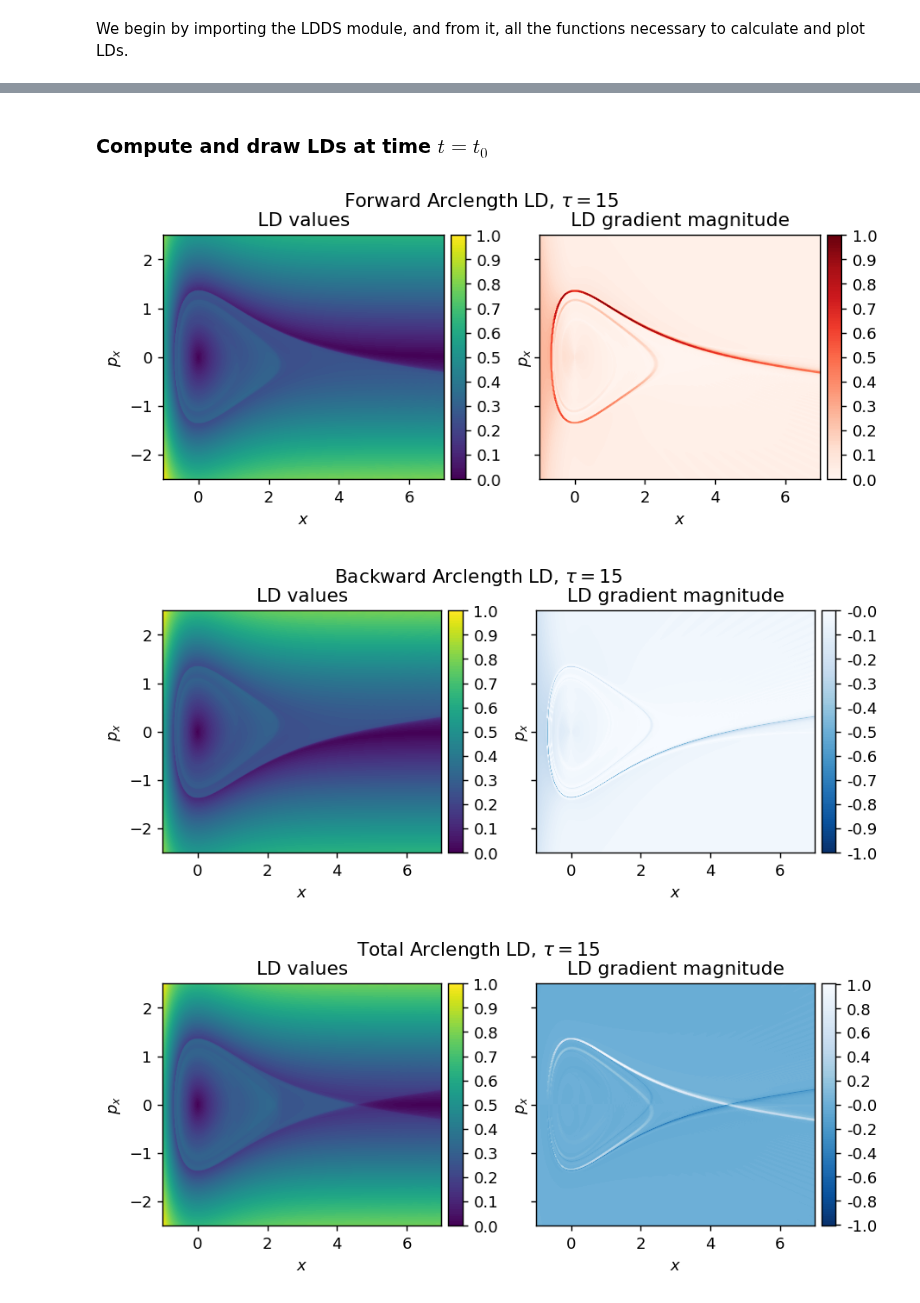
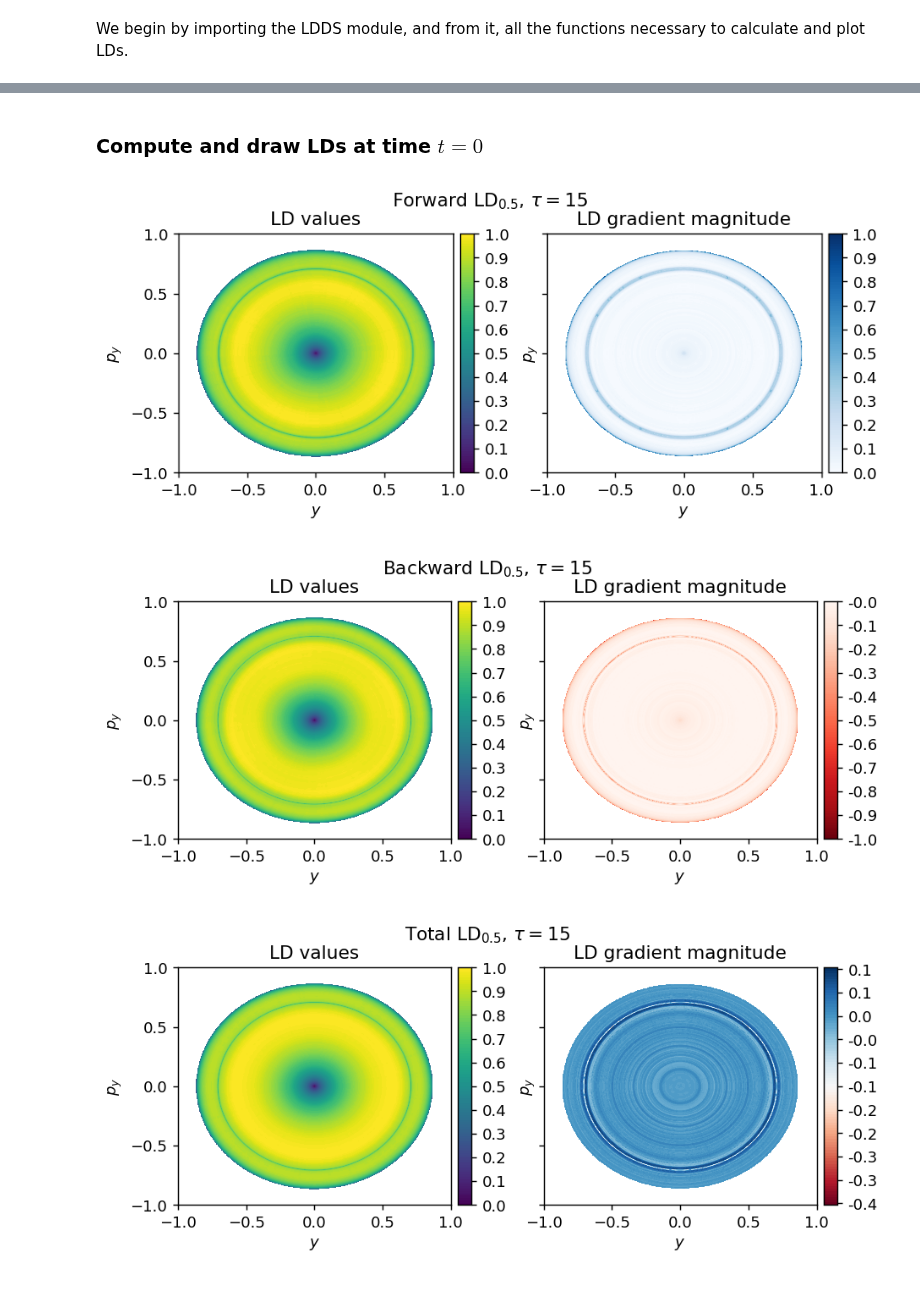
Before and after one commit to champsproject/ldds, a Jupyter notebook: tutorials/tutorial-6.ipynb, the cells around one changed output, grey strips where cells are left out. Cells and saved outputs as stored; diff of their text form; code cells hidden in the pictures.

```diff
--- a/tutorials/tutorial-6.ipynb
+++ b/tutorials/tutorial-6.ipynb
@@ -92,0 +106,3 @@ vector_field = lambda t,u: Morse1D(t, u, PARAMETERS = [m, D, alpha])
+# %%
+# Total Energy
+H0 = 0.25
@@ -113,4 +157,0 @@ We change next the model parameters:
-# %%
-# Morse oscillator parameters
-m, D, alpha = [1, 1, 1]
-vector_field = lambda t,u: Morse1D(t, u, PARAMETERS = [m, D, alpha])
@@ -117,18 +162,45 @@ vector_field = lambda t,u: Morse1D(t, u, PARAMETERS = [m, D, alpha])
+# %%
+# Grid parameters
+ax1_min,ax1_max = [-1, 1]
+ax2_min,ax2_max = [-1, 1]
+N1, N2 = [500, 500]
+slice_parameters = [[ax1_min, ax1_max, N1],[ax2_min, ax2_max, N2]]
+
+# Phase space slice definition
+dims_fixed = [1,0,0,0] # Variable ordering (x y p_x p_y)
+dims_fixed_values = [np.sqrt(2)/2] # This can also be an array of values
+dims_slice = [0,1,0,1] # Visualisation slice
+momentum_sign = 1 # Direction of momentum that defines the slice - (1) positive / (-1) negative
+
+grid_parameters = {
+        'slice_parameters' : slice_parameters,
+        'dims_slice' : dims_slice,
+        'dims_fixed' : dims_fixed,
+        'dims_fixed_values' : dims_fixed_values,
+        'momentum_sign' : momentum_sign,
+        'potential_energy': potential_energy,
+        'energy_level': H0
+    }
 # %% [markdown]
-### Compute and draw LDs at time $t = t_0$
+### Compute and draw LDs at time $t = 0$
 # %%
-# Integration parameters (Calculate LDs at time t = t0 by integrating in the interval [t0-tau,t0+tau])
+# Integration parameters to calculate LDs at time t = t0 by integrating trajectories
+# over the time interval [t0-tau,t0+tau]
+
+# Initial time
 t0 = 0
+
+# Time interval half-width
 tau = 15
 
-# LDs definition (we will use the arclength)
-p_value = 2
+# LDs definition
+p_value = 0.5
 
 LD_forward = compute_lagrangian_descriptor(grid_parameters, vector_field, tau, p_value)
 LD_backward = compute_lagrangian_descriptor(grid_parameters, vector_field, -tau, p_value)
 
 figs = draw_all_lds(LD_forward, LD_backward, grid_parameters, tau, p_value)
 # %% [output]
-[figure, old version]
+[figure, new version]
-[figure, old version]
+[figure, new version]
-[figure, old version]
+[figure, new version]
```
Also changed, not shown: parts of 21 cells of this notebook, 3 other files.
